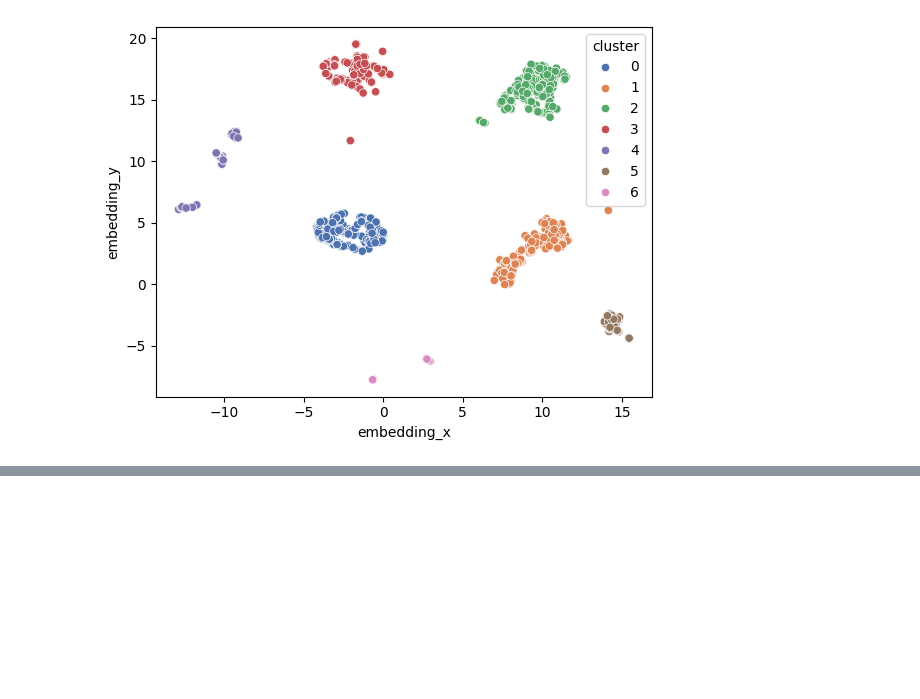
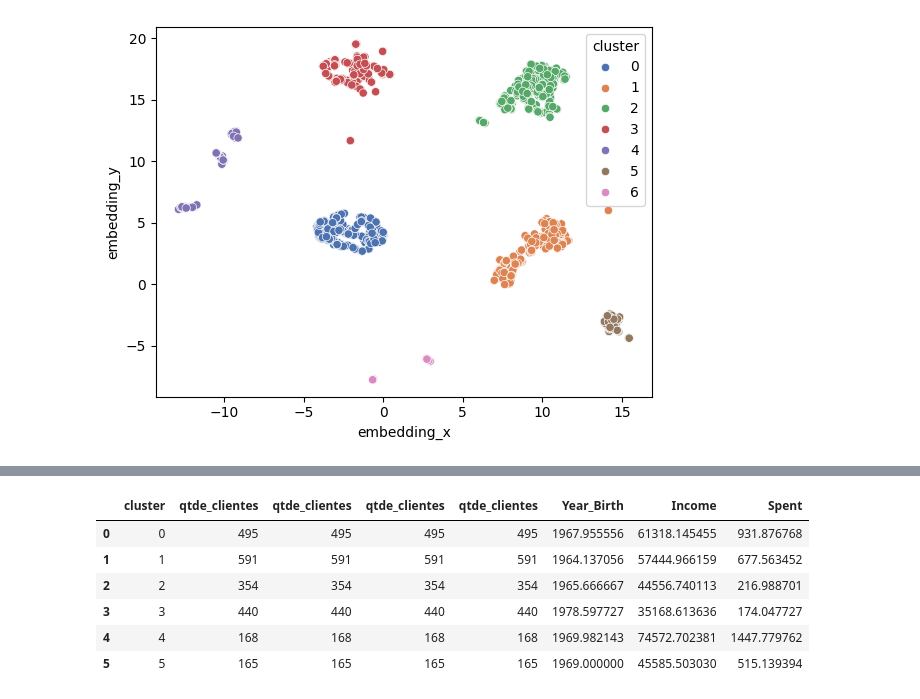
Before and after one commit to samantasobral/projeto_integrador_3, a Jupyter notebook: notebooks/perfil_clientes.ipynb, the cells around one changed output, grey strips where cells are left out. Saved outputs shown, nothing was run; the diff lists cells and outputs as text; code cells hidden in the pictures; blank space fills up the shorter version.

```diff
--- a/notebooks/perfil_clientes.ipynb
+++ b/notebooks/perfil_clientes.ipynb
@@ -415,0 +446,25 @@ sns.scatterplot(x='embedding_x', y='embedding_y', hue='cluster', data = X_cluste
+# %%
+df7 = df4.copy()
+df7['cluster'] = labels
+# %%
+df_cluster = df7[['ID', 'cluster']].groupby('cluster').count().reset_index().rename(columns={'ID': 'qtde_clientes'})
+
+df_year = df7[['Year_Birth', 'cluster']].groupby('cluster').mean().reset_index()
+
+df_income = df7[['Income', 'cluster']].groupby('cluster').mean().reset_index()
+
+df_spent = df7[['Spent', 'cluster']].groupby('cluster').mean().reset_index()
+
+df_cluster = df_cluster.merge(df_year, how ='inner', on='cluster')
+df_cluster = df_cluster.merge(df_income, how ='inner', on='cluster')
+df_cluster = df_cluster.merge(df_spent, how ='inner', on='cluster')
+
+df_cluster
+# %% [output]
+|  | cluster | qtde_clientes | qtde_clientes | qtde_clientes | qtde_clientes | Year_Birth | Income | Spent |
+| 0 | 0 | 495 | 495 | 495 | 495 | 1967.955556 | 61318.145455 | 931.876768 |
+| 1 | 1 | 591 | 591 | 591 | 591 | 1964.137056 | 57444.966159 | 677.563452 |
+| 2 | 2 | 354 | 354 | 354 | 354 | 1965.666667 | 44556.740113 | 216.988701 |
+| 3 | 3 | 440 | 440 | 440 | 440 | 1978.597727 | 35168.613636 | 174.047727 |
+| 4 | 4 | 168 | 168 | 168 | 168 | 1969.982143 | 74572.702381 | 1447.779762 |
+| 5 | 5 | 165 | 165 | 165 | 165 | 1969.000000 | 45585.503030 | 515.139394 |
```
Also changed, not shown: parts of 7 cells of this notebook.
